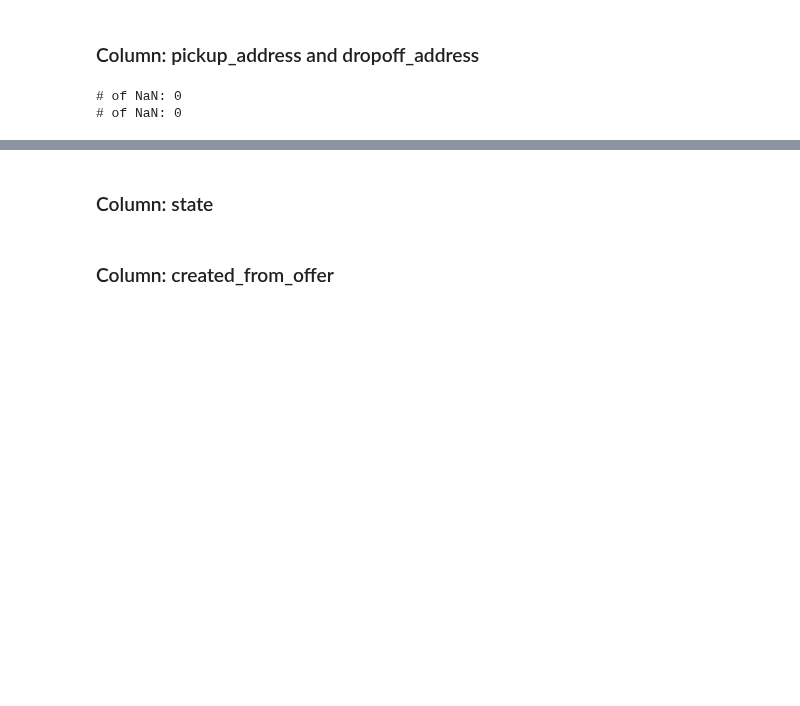
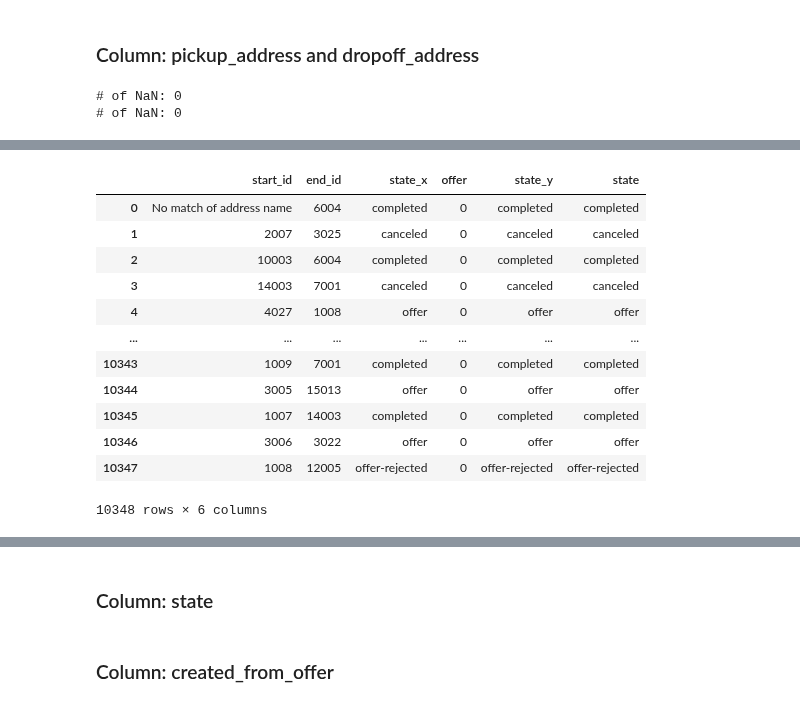
Before and after one commit to Lukas-Dierkes/vehicle-stream-team-project, a Jupyter notebook: vehicle_stream_pipeline/analyse_before_cleaning.ipynb, the cells around one changed output, grey strips where cells are left out. Drawn from its saved outputs; the diff is of its cells as text; code cells hidden in the pictures; blank space fills up the shorter version.

Commit message:
Analysis of some columns in the MTD

```diff
--- a/vehicle_stream_pipeline/analyse_before_cleaning.ipynb
+++ b/vehicle_stream_pipeline/analyse_before_cleaning.ipynb
@@ -162,6 +184,5 @@ print("# of NaN:", int(df[['dropoff_address']].isna().sum()))
 # %%
-df['start_id'] = ""
-df['end_id'] = ""
+df_a = pd.DataFrame(columns=['start_id','end_id'])
 
 def get_stop_id(address):
     if address[0].isdigit():
@@ -181,5 +202,6 @@ def get_stop_id(address):
         return "No match of address name"
 # %%
 for index, row in df.iterrows():
-    df.at[index, 'start_id'] = get_stop_id(row['pickup_address'])
-    df.at[index, 'end_id'] = get_stop_id(row['dropoff_address'])
+    df_a.at[index, 'start_id'] = get_stop_id(row['pickup_address'])
+    df_a.at[index, 'end_id'] = get_stop_id(row['dropoff_address'])
+df_a.head()
@@ -185,0 +215,17 @@ for index, row in df.iterrows():
+# %%
+df_a = pd.merge(df_a, df.state, left_index=True, right_index=True)
+df_a
+# %% [output]
+|  | start_id | end_id | state_x | offer | state_y | state |
+| 0 | No match of address name | 6004 | completed | 0 | completed | completed |
+| 1 | 2007 | 3025 | canceled | 0 | canceled | canceled |
+| 2 | 10003 | 6004 | completed | 0 | completed | completed |
+| 3 | 14003 | 7001 | canceled | 0 | canceled | canceled |
+| 4 | 4027 | 1008 | offer | 0 | offer | offer |
+| ... | ... | ... | ... | ... | ... | ... |
+| 10343 | 1009 | 7001 | completed | 0 | completed | completed |
+| 10344 | 3005 | 15013 | offer | 0 | offer | offer |
+| 10345 | 1007 | 14003 | completed | 0 | completed | completed |
+| 10346 | 3006 | 3022 | offer | 0 | offer | offer |
+| 10347 | 1008 | 12005 | offer-rejected | 0 | offer-rejected | offer-rejected |
+10348 rows × 6 columns
```
Also changed, not shown: parts of 9 cells of this notebook, 3 other files.
